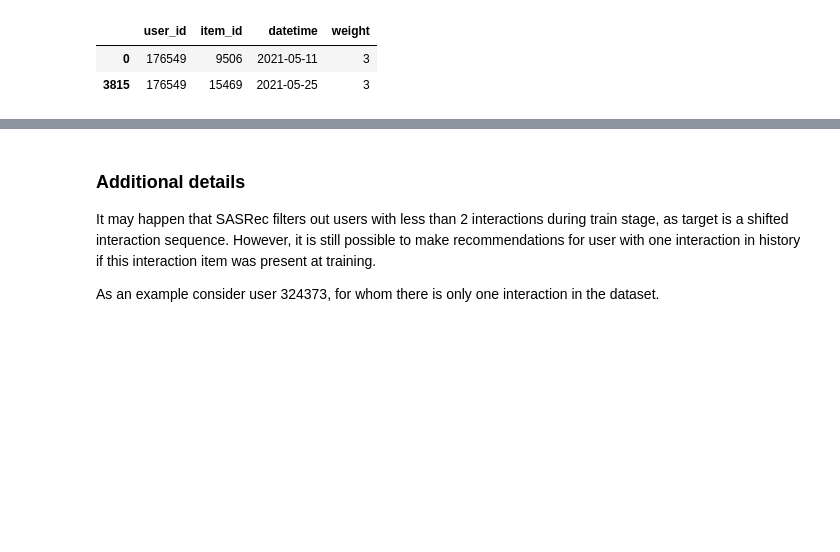
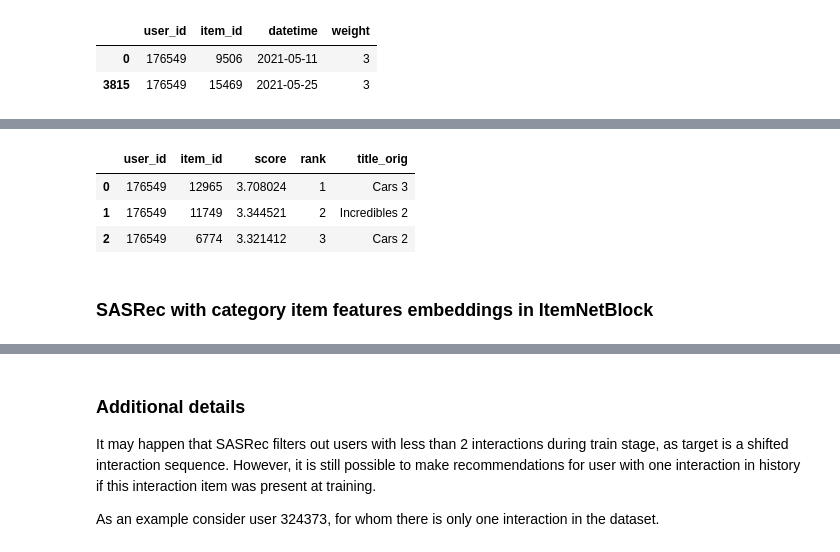
Before and after one commit to MobileTeleSystems/RecTools, a Jupyter notebook: examples/tutorials/sasrec_tutorial.ipynb, the cells around one changed output, grey strips where cells are left out. Drawn from its saved outputs; the diff is of its cells as text; code cells hidden in the pictures; blank space fills up the shorter version.

```diff
--- a/examples/tutorials/sasrec_tutorial.ipynb
+++ b/examples/tutorials/sasrec_tutorial.ipynb
@@ -140,0 +186,10 @@ interactions[interactions["user_id"] == test_user[0]].head(2)
+# %%
+def recommend(model: SASRecModel, test_user: tp.List[int], dataset: Dataset, k: int, filter_view: bool, on_unsupported_targets: str) -> pd.DataFrame:
+    recos = model.recommend(
+        users=test_user,
+        dataset=dataset,
+        k=k,
+        filter_viewed=filter_view,
+        on_unsupported_targets=on_unsupported_targets,
+    )
+    return recos.merge(items[["item_id", "title_orig"]], on="item_id").sort_values(["user_id", "rank"])
@@ -202,0 +260,17 @@ Wall time: 342 ms
+# %%
+model = SASRecModel(
+    n_factors=n_factors,
+    n_blocks=2,
+    n_heads=1,
+    dropout_rate=0.2,
+    use_pos_emb=True,
+    session_max_len=session_max_len,
+    lr=1e-3,
+    batch_size=128,
+    epochs=5,
+    device="cuda:1",
+    loss="softmax",
+    verbose=1,
+    deterministic=True,
+    item_net_block_types=(IdEmbeddingsItemNet, CatFeaturesItemNet)  # Use item ids and cat features in ItemNetBlock
+)
@@ -202,0 +302,11 @@ Wall time: 342 ms
+# %%
+%%time
+recommend(
+    model=model,
+    test_user=test_user,
+    dataset=dataset_item_features,
+    k=3,
+    filter_view=True,
+    on_unsupported_targets="warn",
+)
+# %% [output]
@@ -202,0 +315,6 @@ Wall time: 342 ms
+|  | user_id | item_id | score | rank | title_orig |
+| 0 | 176549 | 12965 | 3.708024 | 1 | Cars 3 |
+| 1 | 176549 | 11749 | 3.344521 | 2 | Incredibles 2 |
+| 2 | 176549 | 6774 | 3.321412 | 3 | Cars 2 |
+# %% [markdown]
+### SASRec with category item features embeddings in ItemNetBlock
```
Also changed, not shown: parts of 24 cells of this notebook, 3 other files.
